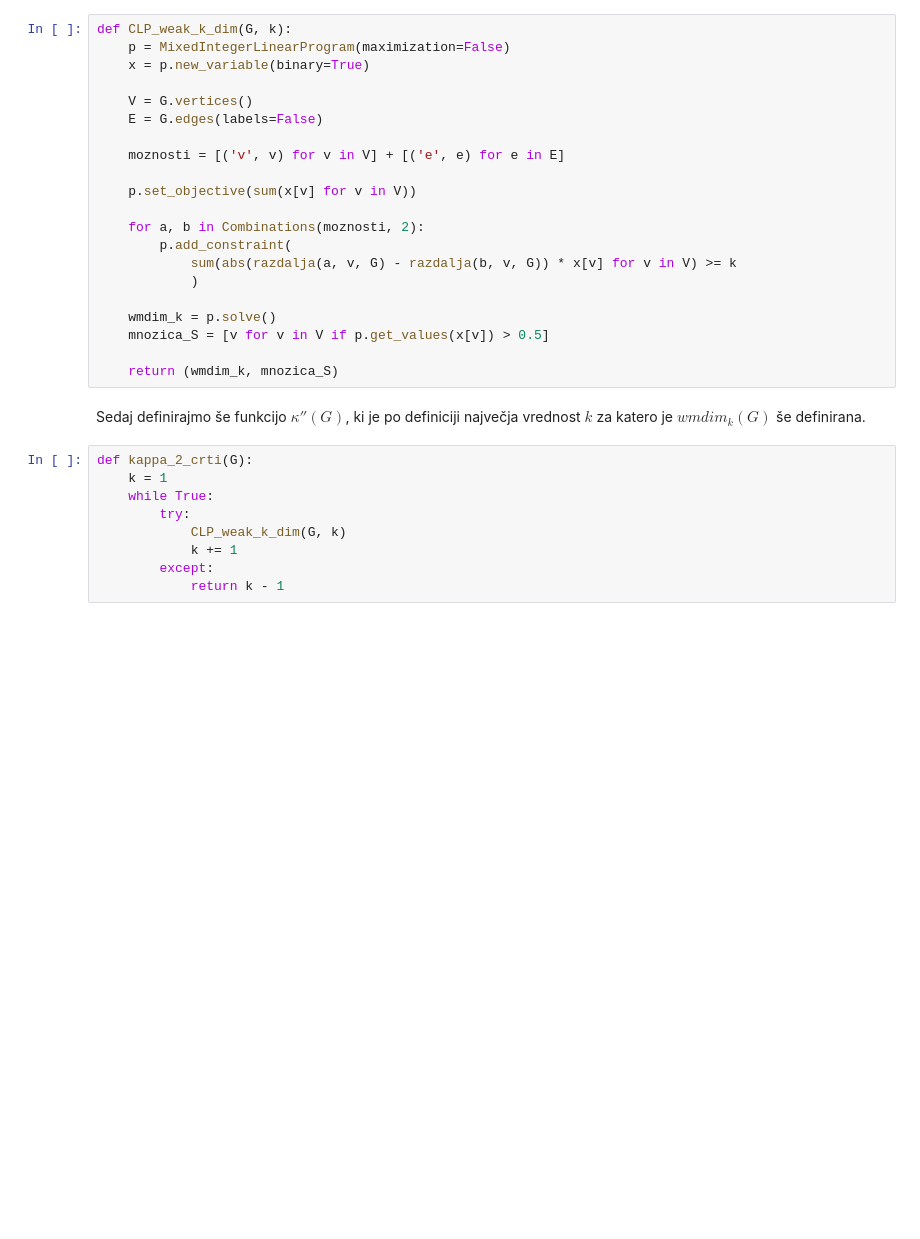
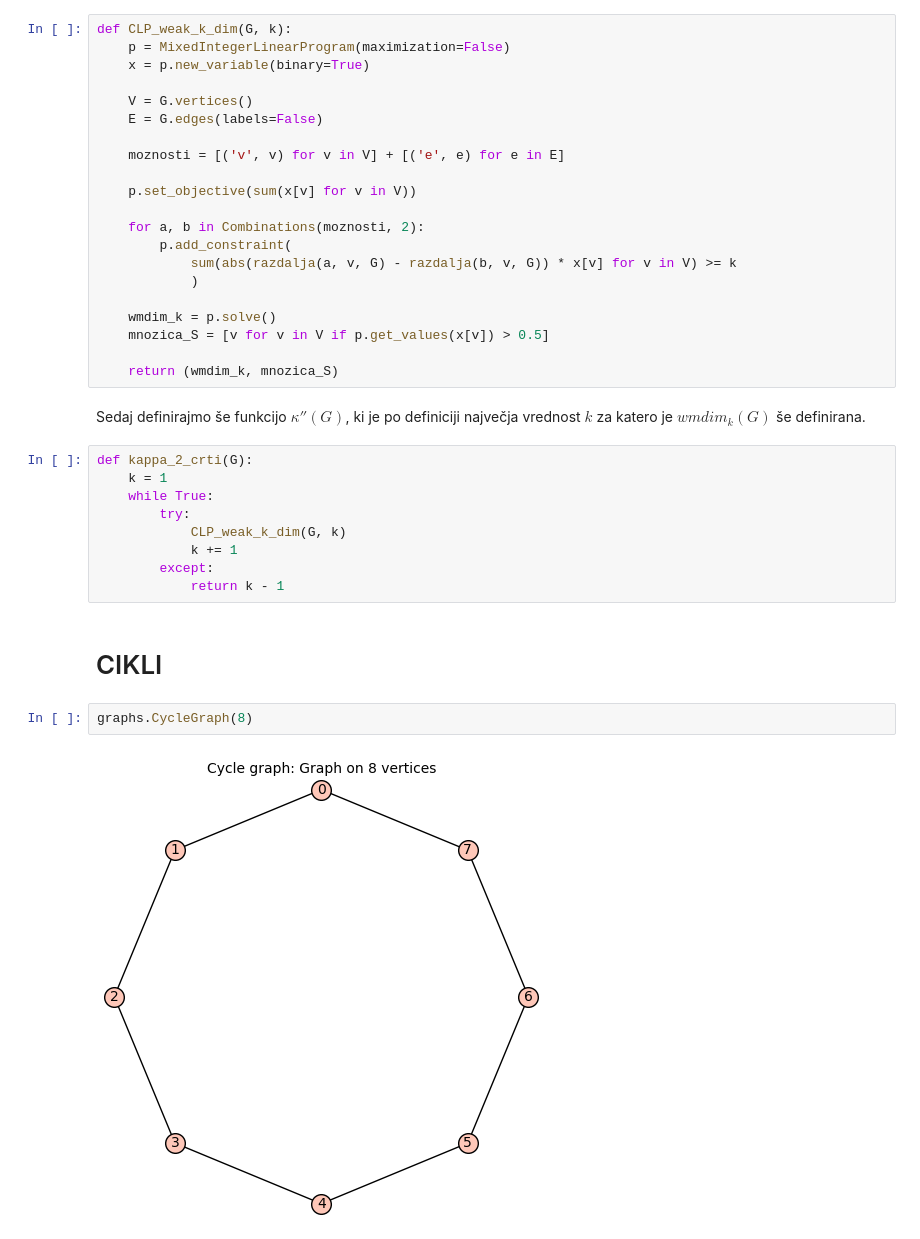
Before and after one commit to lanmedle/fp-projektna-naloga, a Jupyter notebook: funkcije.ipynb, the cells around one changed output. Drawn from its saved outputs; the diff is of its cells as text; blank space fills up the shorter version.

```diff
--- a/funkcije.ipynb
+++ b/funkcije.ipynb
@@ -43,3 +47,9 @@ def kappa_2_crti(G):
             k += 1
         except:
             return k - 1
+# %% [markdown]
+# CIKLI
+# %%
+graphs.CycleGraph(8)
+# %% [output]
+[figure, added]
```
Also changed, not shown: parts of 25 cells of this notebook.
